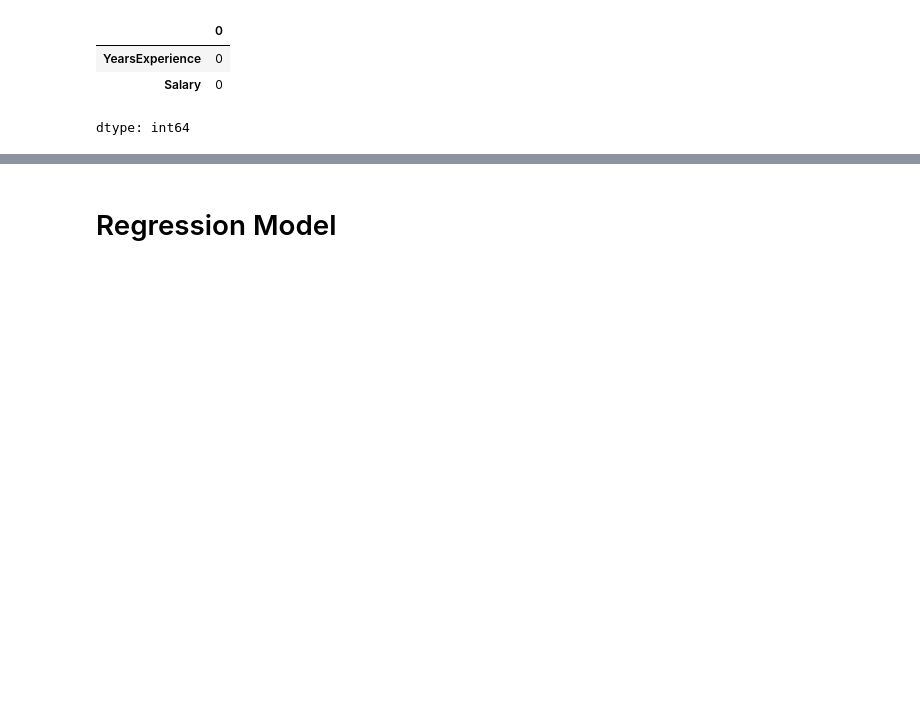
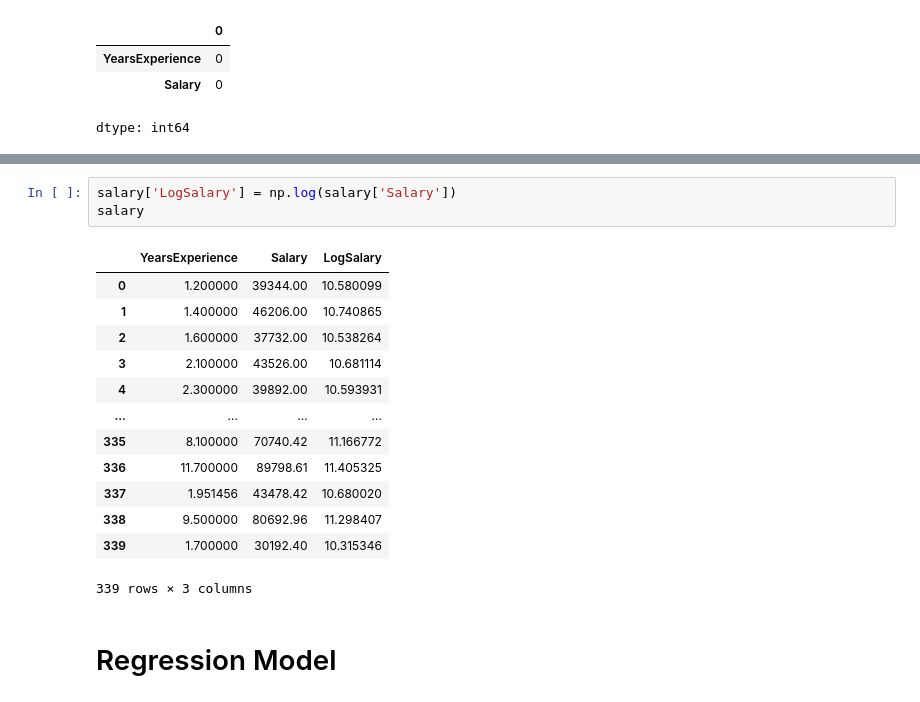
Before and after one commit to makia2332/Salary_LinearReg, a Jupyter notebook: Salary_from_Kaggle.ipynb, the cells around one changed output, grey strips where cells are left out. Cells and saved outputs as stored; diff of their text form; blank space fills up the shorter version.

```diff
--- a/Salary_from_Kaggle.ipynb
+++ b/Salary_from_Kaggle.ipynb
@@ -190,6 +190,23 @@ salary.describe()
 | 50% | 7.100000 | 68751.970000 |
 | 75% | 10.700000 | 88071.650000 |
 | max | 14.900000 | 122392.000000 |
+# %%
+salary['LogSalary'] = np.log(salary['Salary'])
+salary
+# %% [output]
+|  | YearsExperience | Salary | LogSalary |
+| 0 | 1.200000 | 39344.00 | 10.580099 |
+| 1 | 1.400000 | 46206.00 | 10.740865 |
+| 2 | 1.600000 | 37732.00 | 10.538264 |
+| 3 | 2.100000 | 43526.00 | 10.681114 |
+| 4 | 2.300000 | 39892.00 | 10.593931 |
+| ... | ... | ... | ... |
+| 335 | 8.100000 | 70740.42 | 11.166772 |
+| 336 | 11.700000 | 89798.61 | 11.405325 |
+| 337 | 1.951456 | 43478.42 | 10.680020 |
+| 338 | 9.500000 | 80692.96 | 11.298407 |
+| 339 | 1.700000 | 30192.40 | 10.315346 |
+339 rows × 3 columns
 # %% [markdown]
 # Regression Model
 # %%
```
Also changed, not shown: parts of 8 cells of this notebook.
